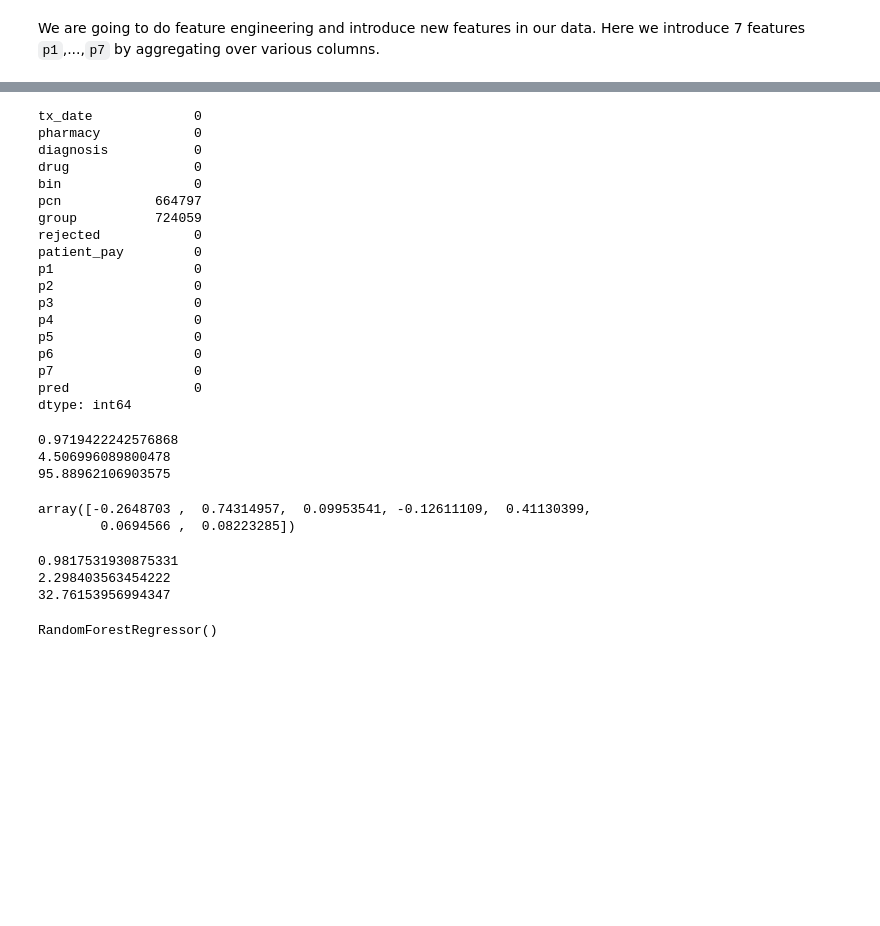
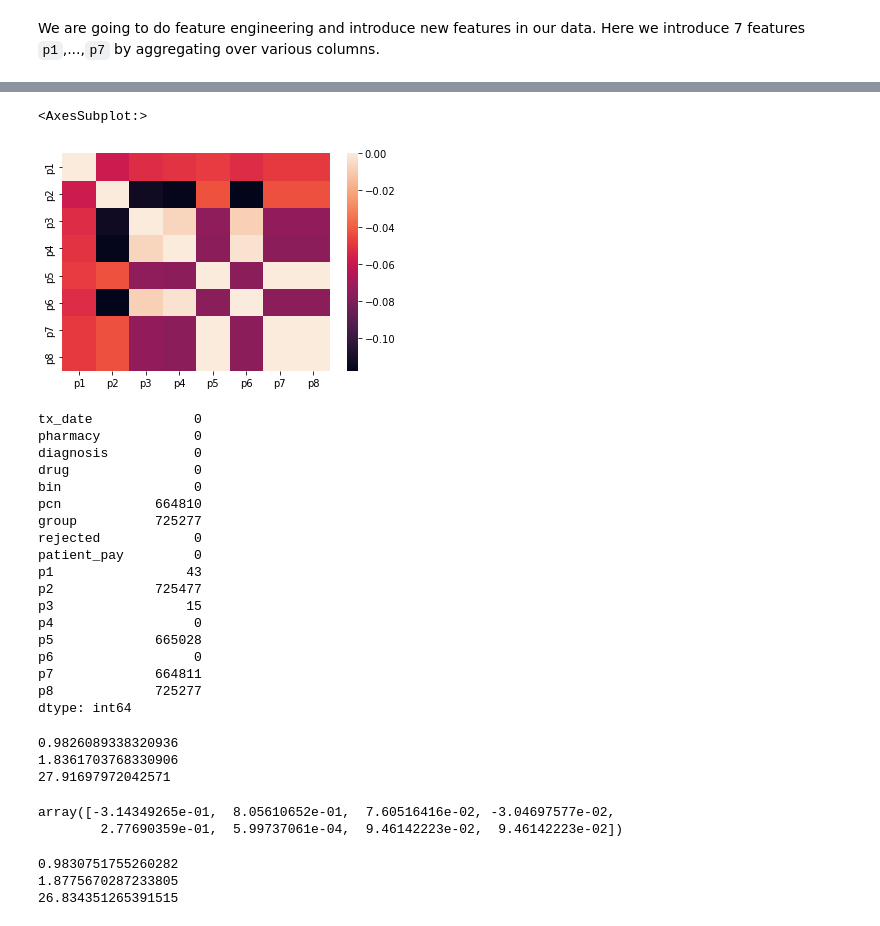
Before and after one commit to TeamPhoenix22/CMM_Challenge, a Jupyter notebook: prediction.ipynb, the cells around one changed output, grey strips where cells are left out. Cells and saved outputs as stored; diff of their text form; code cells hidden in the pictures; blank space fills up the shorter version.

Commit message:
prediction update

```diff
--- a/prediction.ipynb
+++ b/prediction.ipynb
@@ -84,10 +109,12 @@ test_temp = pd.merge(test_temp,temp,on=['drug','pcn'], how='left')
+# %%
+sns.heatmap(np.log(train_temp2.corr())) # transformation changes linear correlation
+# %% [output]
+<AxesSubplot:>
+[figure, added]
 # %%
-train_temp['p7']=train_temp['p7'].fillna(train_temp['p1'])
+train_temp2=train_temp[['p1','p2','p3','p4','p5','p6','p7','p8','patient_pay']]
 
-train_temp2=train_temp[['p1','p2','p3','p4','p5','p6','p7','patient_pay']]
-train_temp2=train_temp2.drop_duplicates()
-
-X_train=train_temp2[['p1','p2','p3','p4','p5','p6','p7']]
+X_train=train_temp2[['p1','p2','p3','p4','p5','p6','p7','p8']]
 y_train=train_temp2['patient_pay']
 
 # checking how many empty entries we have in test set
@@ -99,9 +126,10 @@ test_temp['p2']=test_temp['p2'].fillna(test_temp['p1'])
 test_temp['p3']=test_temp['p3'].fillna(test_temp['p1'])
 test_temp['p5']=test_temp['p5'].fillna(test_temp['p1'])
 test_temp['p7']=test_temp['p7'].fillna(test_temp['p1'])
+test_temp['p8']=test_temp['p7'].fillna(test_temp['p1'])
 
 
-X_test=test_temp[['p1','p2','p3','p4','p5','p6','p7']]
+X_test=test_temp[['p1','p2','p3','p4','p5','p6','p7','p8']]
 y_test=test_temp['patient_pay']
 # %% [output]
 tx_date             0
@@ -109,23 +137,23 @@ pharmacy            0
 diagnosis           0
 drug                0
 bin                 0
-pcn            664797
-group          724059
+pcn            664810
+group          725277
 rejected            0
 patient_pay         0
-p1                  0
-p2                  0
-p3                  0
+p1                 43
+p2             725477
+p3                 15
 p4                  0
-p5                  0
+p5             665028
 p6                  0
-p7                  0
-pred                0
+p7             664811
+p8             725277
 dtype: int64
 # %%
 #Ridge Regression on training set
 
-lreg = Ridge(alpha=10)
+lreg = Ridge(alpha=1e3)
 lreg.fit(np.log(X_train),np.log(y_train))
 
 train_predict = np.exp(lreg.predict(np.log(X_train)))
@@ -137,31 +165,21 @@ print(mean_squared_error(train_predict,y_train))
 #stats.summary(lreg,np.log(X_train),np.log(y_train))
 lreg.coef_
 # %% [output]
-0.9719422242576868
-4.506996089800478
-95.88962106903575
+0.9826089338320936
+1.8361703768330906
+27.91697972042571
-array([-0.2648703 ,  0.74314957,  0.09953541, -0.12611109,  0.41130399,
-        0.0694566 ,  0.08223285])
+array([-3.14349265e-01,  8.05610652e-01,  7.60516416e-02, -3.04697577e-02,
+        2.77690359e-01,  5.99737061e-04,  9.46142223e-02,  9.46142223e-02])
 # %%
-test_temp2= test_temp.drop_duplicates()
 
-X_test=test_temp2[['p1','p2','p3','p4','p5','p6','p7']]
-y_test=test_temp2['patient_pay']
+# ridge predictions on test data
 
-#predictions
-pred = np.exp(lreg.predict(np.log(X_test)))
+pred = np.power((lreg.predict(np.sqrt(X_test))),2)
 
 print(r2_score(pred,y_test))
 print(mean_absolute_error(pred,y_test))
 print(mean_squared_error(pred,y_test))
 # %% [output]
-0.9817531930875331
-2.298403563454222
-32.76153956994347
+0.9830751755260282
+1.8775670287233805
+26.834351265391515
-# %%
-from sklearn.ensemble import RandomForestRegressor
-rf = RandomForestRegressor()
-
-rf.fit(X_train,y_train)
-# %% [output]
-RandomForestRegressor()
```
Also changed, not shown: parts of 27 cells of this notebook.
